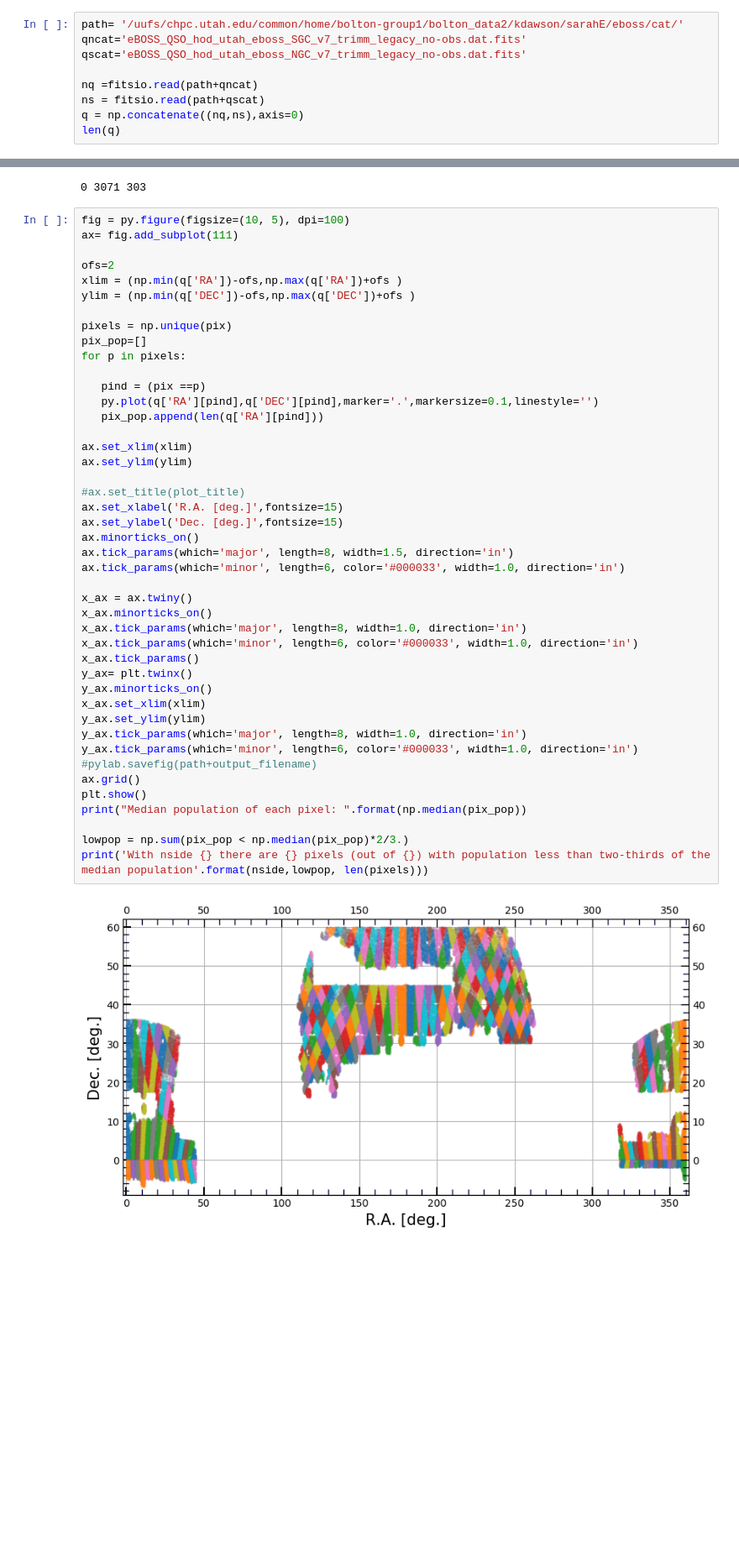
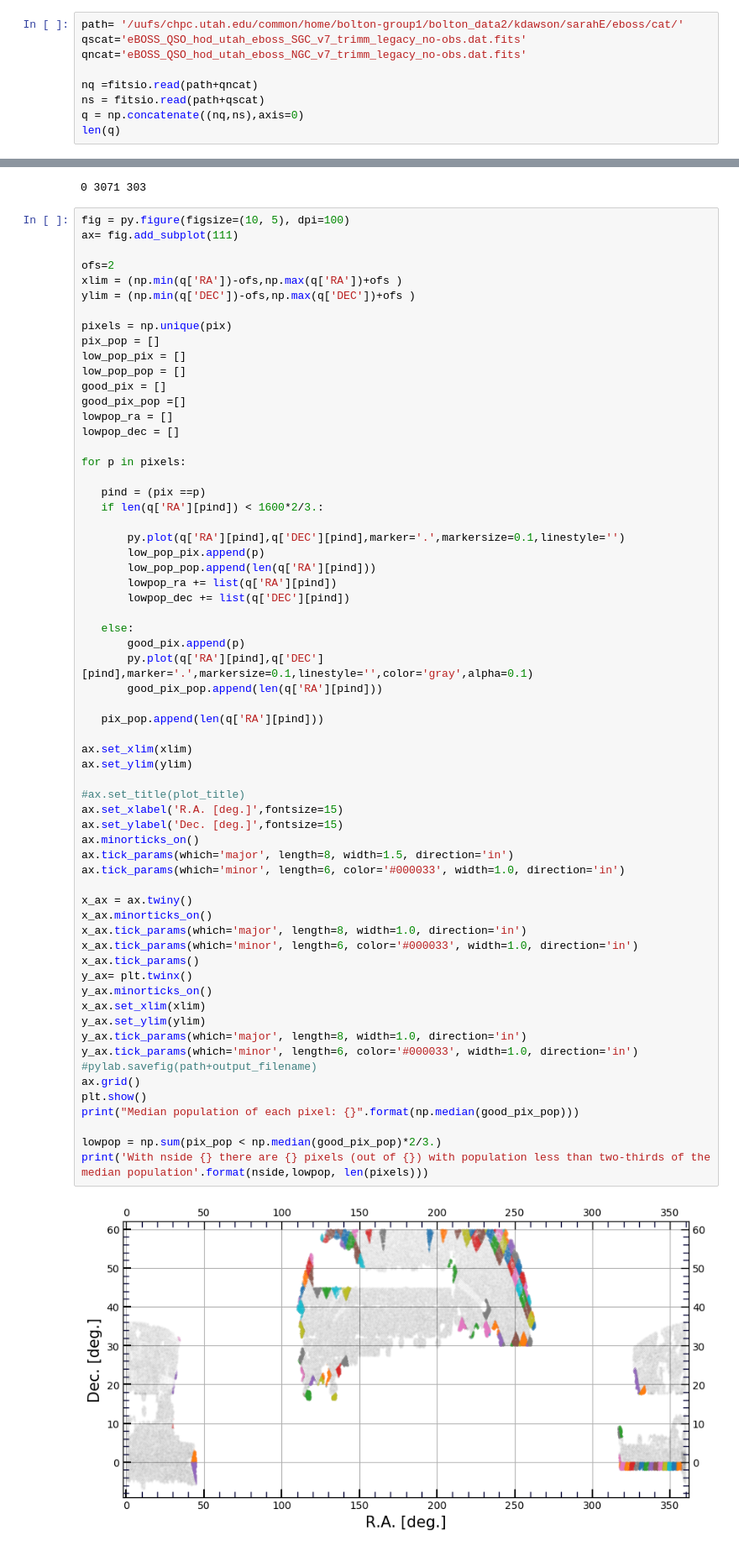
Before and after one commit to Srheft/HOD, a Jupyter notebook: nb/chop_equal_area.ipynb, the cells around one changed output, grey strips where cells are left out. Shown at 84% size. Saved outputs shown, nothing was run; the diff lists cells and outputs as text; blank space fills up the shorter version.

```diff
--- a/nb/chop_equal_area.ipynb
+++ b/nb/chop_equal_area.ipynb
@@ -21,8 +21,8 @@ from matplotlib.patches import Circle
 #from desiutil.plots import init_sky, plot_healpix_map, p lot_grid_map, plot_sky_circles, plot_sky_binned, prepare_data
 # %%
 path= '/uufs/chpc.utah.edu/common/home/bolton-group1/bolton_data2/kdawson/sarahE/eboss/cat/'
-qncat='eBOSS_QSO_hod_utah_eboss_SGC_v7_trimm_legacy_no-obs.dat.fits'
-qscat='eBOSS_QSO_hod_utah_eboss_NGC_v7_trimm_legacy_no-obs.dat.fits'
+qscat='eBOSS_QSO_hod_utah_eboss_SGC_v7_trimm_legacy_no-obs.dat.fits'
+qncat='eBOSS_QSO_hod_utah_eboss_NGC_v7_trimm_legacy_no-obs.dat.fits'
 
 nq =fitsio.read(path+qncat)
 ns = fitsio.read(path+qscat)
@@ -66,40 +66,59 @@ xlim = (np.min(q['RA'])-ofs,np.max(q['RA'])+ofs )
 ylim = (np.min(q['DEC'])-ofs,np.max(q['DEC'])+ofs )
 
 pixels = np.unique(pix)
-pix_pop=[]
+pix_pop = []
+low_pop_pix = []
+low_pop_pop = []
+good_pix = []
+good_pix_pop =[]
+lowpop_ra = []
+lowpop_dec = []
+
 for p in pixels:
 
    pind = (pix ==p)
-   py.plot(q['RA'][pind],q['DEC'][pind],marker='.',markersize=0.1,linestyle='')
+   if len(q['RA'][pind]) < 1600*2/3.:
+
+       py.plot(q['RA'][pind],q['DEC'][pind],marker='.',markersize=0.1,linestyle='')
+       low_pop_pix.append(p)
+       low_pop_pop.append(len(q['RA'][pind]))
+       lowpop_ra += list(q['RA'][pind])
+       lowpop_dec += list(q['DEC'][pind])
+
+   else:
+       good_pix.append(p)
+       py.plot(q['RA'][pind],q['DEC'][pind],marker='.',markersize=0.1,linestyle='',color='gray',alpha=0.1)
+       good_pix_pop.append(len(q['RA'][pind]))
+
    pix_pop.append(len(q['RA'][pind]))
 
 ax.set_xlim(xlim)
 ax.set_ylim(ylim)
 
 #ax.set_title(plot_title)
 ax.set_xlabel('R.A. [deg.]',fontsize=15)
 ax.set_ylabel('Dec. [deg.]',fontsize=15)
 ax.minorticks_on()
 ax.tick_params(which='major', length=8, width=1.5, direction='in')
 ax.tick_params(which='minor', length=6, color='#000033', width=1.0, direction='in')
 
 x_ax = ax.twiny()
 x_ax.minorticks_on()
 x_ax.tick_params(which='major', length=8, width=1.0, direction='in')
 x_ax.tick_params(which='minor', length=6, color='#000033', width=1.0, direction='in')
 x_ax.tick_params()
 y_ax= plt.twinx()
 y_ax.minorticks_on()
 x_ax.set_xlim(xlim)
 y_ax.set_ylim(ylim)
 y_ax.tick_params(which='major', length=8, width=1.0, direction='in')
 y_ax.tick_params(which='minor', length=6, color='#000033', width=1.0, direction='in')
 #pylab.savefig(path+output_filename)
 ax.grid()
 plt.show()
-print("Median population of each pixel: ".format(np.median(pix_pop))
+print("Median population of each pixel: {}".format(np.median(good_pix_pop)))
 
-lowpop = np.sum(pix_pop < np.median(pix_pop)*2/3.)
+lowpop = np.sum(pix_pop < np.median(good_pix_pop)*2/3.)
 print('With nside {} there are {} pixels (out of {}) with population less than two-thirds of the median population'.format(nside,lowpop, len(pixels)))
 # %% [output]
-[figure, old version]
+[figure, new version]
```
Also changed, not shown: parts of 10 cells of this notebook.
